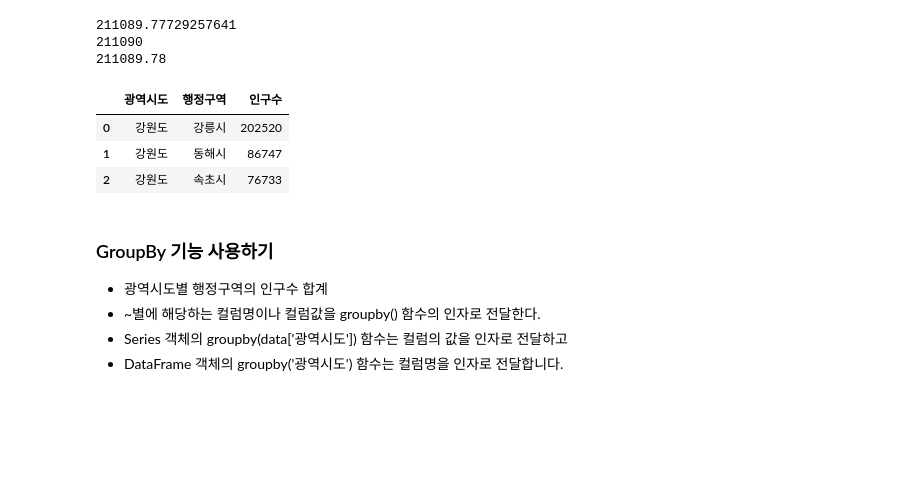
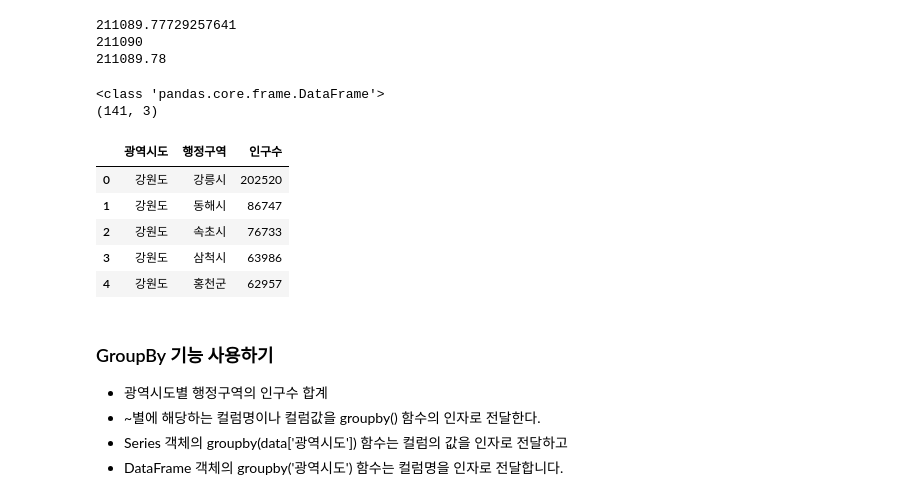
Before and after one commit to lycoris613/webscrapy, a Jupyter notebook: 03.행정구역정보_분석과시각화.ipynb, the cells around one changed output. Drawn from its saved outputs; the diff is of its cells as text; code cells hidden in the pictures; blank space fills up the shorter version.

```diff
--- a/03.행정구역정보_분석과시각화.ipynb
+++ b/03.행정구역정보_분석과시각화.ipynb
@@ -642,6 +657,7 @@ data.columns
 Index(['Unnamed: 0', '인구수', 'shortName', 'x', 'y', '면적', '광역시도', '행정구역'], dtype='object')
 # %%
 # 'Unnamed: 0' 컬럼명을 'seq' 로 변경한다. 원본 객체는 변경되지 않고 변경된 결과만 출력함
+data.rename(columns={'Unnamed: 0':'seq'}, inplace=False)
 # %% [output]
 |  | seq | 인구수 | shortName | x | y | 면적 | 광역시도 | 행정구역 |
 | 0 | 0 | 202520 | 강릉 | 11 | 4 | 1040.07 | 강원도 | 강릉시 |
@@ -658,3 +674,4 @@ Index(['Unnamed: 0', '인구수', 'shortName', 'x', 'y', '면적', '광역시도
 229 rows × 8 columns
 # %%
 #원본 객체가 변경되고 변경된 결과는 출력하지 않는다.
+data.rename(columns={'Unnamed: 0':'seq'}, inplace=True)
@@ -674,6 +691,10 @@ Index(['seq', '인구수', 'shortName', 'x', 'y', '면적', '광역시도', '행
 * DataFrame의 to_excel() 함수 사용
 # %%
 # 인구수의 평균값 구하기
+pop_mean_value=data['인구수'].mean()
+print(pop_mean_value)
+print(round(pop_mean_value))
+print(f'{pop_mean_value:.2f}')
 # %% [output]
 211089.77729257641
 211090
@@ -681,10 +702,21 @@ Index(['seq', '인구수', 'shortName', 'x', 'y', '면적', '광역시도', '행
 # %%
 # 인구수의 평균값보다 작은 Row를 선택하고, '광역시도','행정구역','인구수' 컬럼값을 가져오기
 # 정렬할때 광역시도는 ascending으로 , 인구수는 descending
+pop_mean_lt_df = data.loc[data['인구수'] < pop_mean_value, ['광역시도','행정구역','인구수']].copy()\
+.sort_values(by=['광역시도','인구수'],ascending=[True,False])\
+.reset_index(drop=True)
+
+print(type(pop_mean_lt_df))
+print(pop_mean_lt_df.shape)
+pop_mean_lt_df.head()
 # %% [output]
+<class 'pandas.core.frame.DataFrame'>
+(141, 3)
 |  | 광역시도 | 행정구역 | 인구수 |
 | 0 | 강원도 | 강릉시 | 202520 |
 | 1 | 강원도 | 동해시 | 86747 |
 | 2 | 강원도 | 속초시 | 76733 |
+| 3 | 강원도 | 삼척시 | 63986 |
+| 4 | 강원도 | 홍천군 | 62957 |
 # %%
 # DataFrame의 to_excel() 함수를 사용하여 excel 파일로 저장
```
Also changed, not shown: parts of 13 cells of this notebook, 1 other file.
